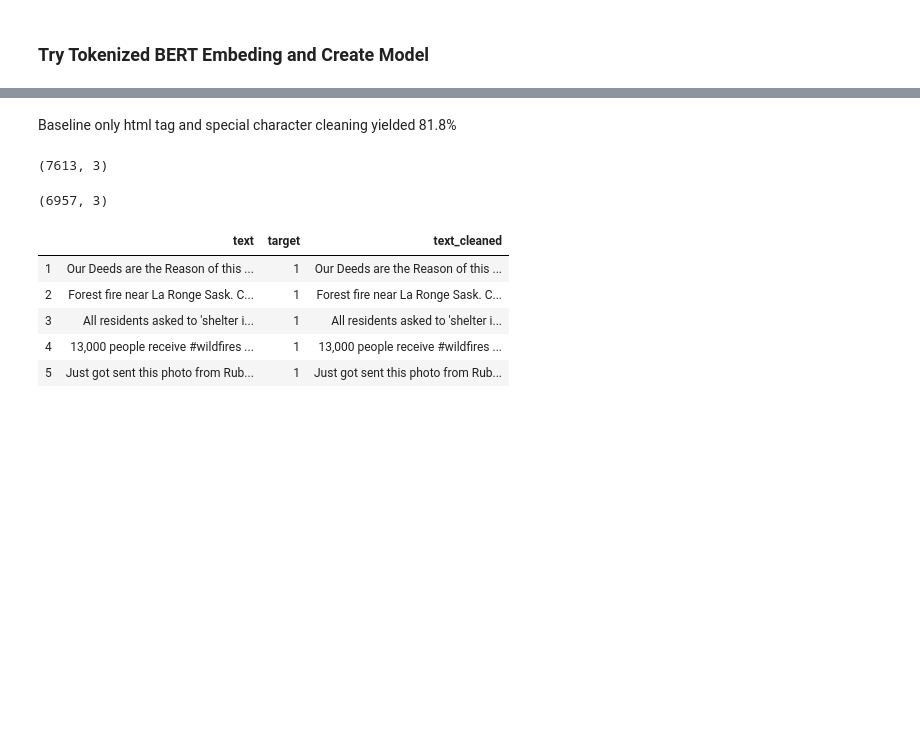
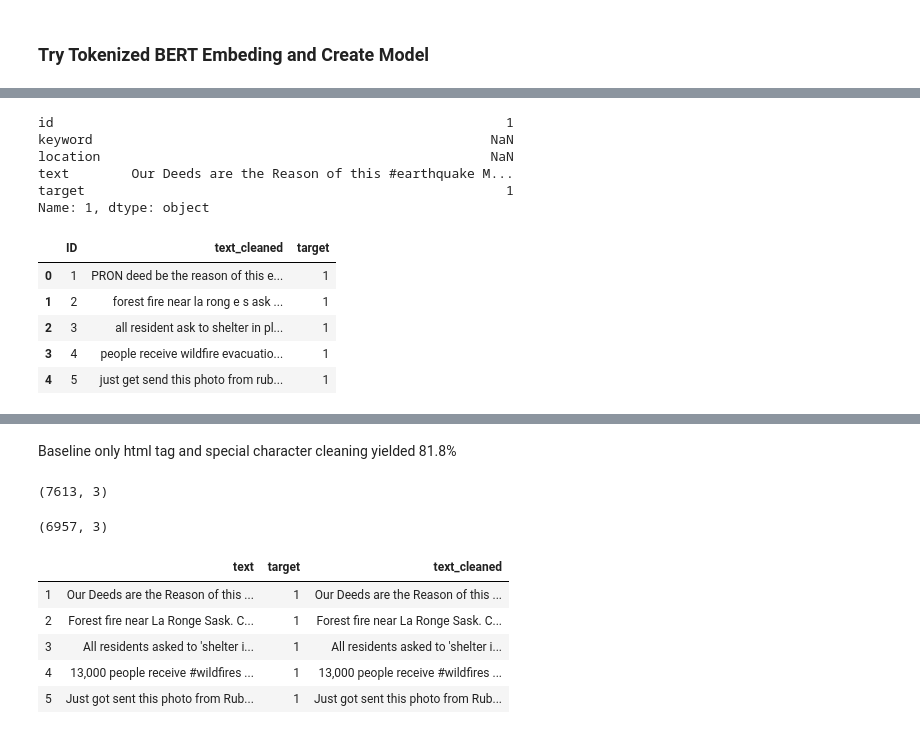
Before and after one commit to hadam1993/Industrial_Math, a Jupyter notebook: KaggleCompetition.ipynb, the cells around one changed output, grey strips where cells are left out. Cells and saved outputs as stored; diff of their text form; code cells hidden in the pictures; blank space fills up the shorter version.

```diff
--- a/KaggleCompetition.ipynb
+++ b/KaggleCompetition.ipynb
@@ -128,3 +211,5 @@ def get_embeddings_from_sample(sample, model):
     # Extract [CLS] embedding for each sample as numpy array to be used for classification task
     features = last_hidden_states[0][:,0,:].numpy()
     return features, mask
+# %%
+clean_dataset = pd.read_csv('dataset_cleaned2.csv',header=None)
@@ -131,3 +226,26 @@ def get_embeddings_from_sample(sample, model):
+# %%
+dataset.loc[1]
+# %% [output]
+id                                                          1
+keyword                                                   NaN
+location                                                  NaN
+text        Our Deeds are the Reason of this #earthquake M...
+target                                                      1
+Name: 1, dtype: object
+# %%
+clean_dataset['target'] = dataset['target'].loc[clean_dataset[0]].tolist()
+# %%
+dataset = clean_dataset
+dataset.columns = ['ID','text_cleaned','target']
+#clean_dataset[0]
+dataset.head()
+# %% [output]
+|  | ID | text_cleaned | target |
+| 0 | 1 | PRON deed be the reason of this e... | 1 |
+| 1 | 2 | forest fire near la rong e s ask ... | 1 |
+| 2 | 3 | all resident ask to shelter in pl... | 1 |
+| 3 | 4 | people receive wildfire evacuatio... | 1 |
+| 4 | 5 | just get send this photo from rub... | 1 |
 # %%
 sample_size = 4000
 random_sample = dataset.sample(n=sample_size)
```
Also changed, not shown: parts of 32 cells of this notebook, 3 other files.
